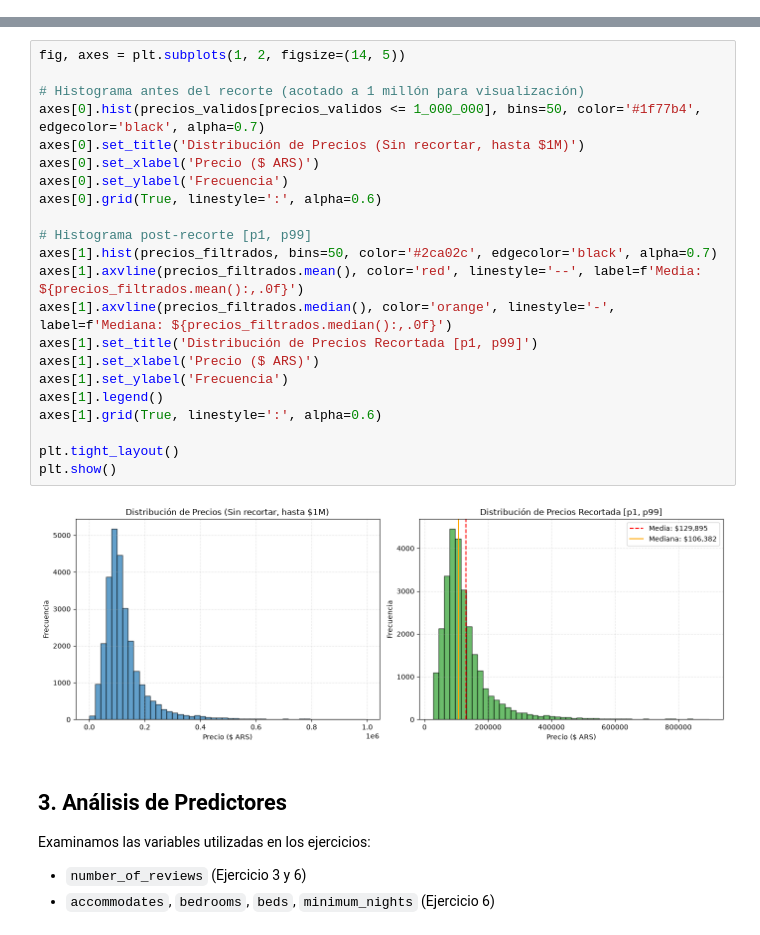
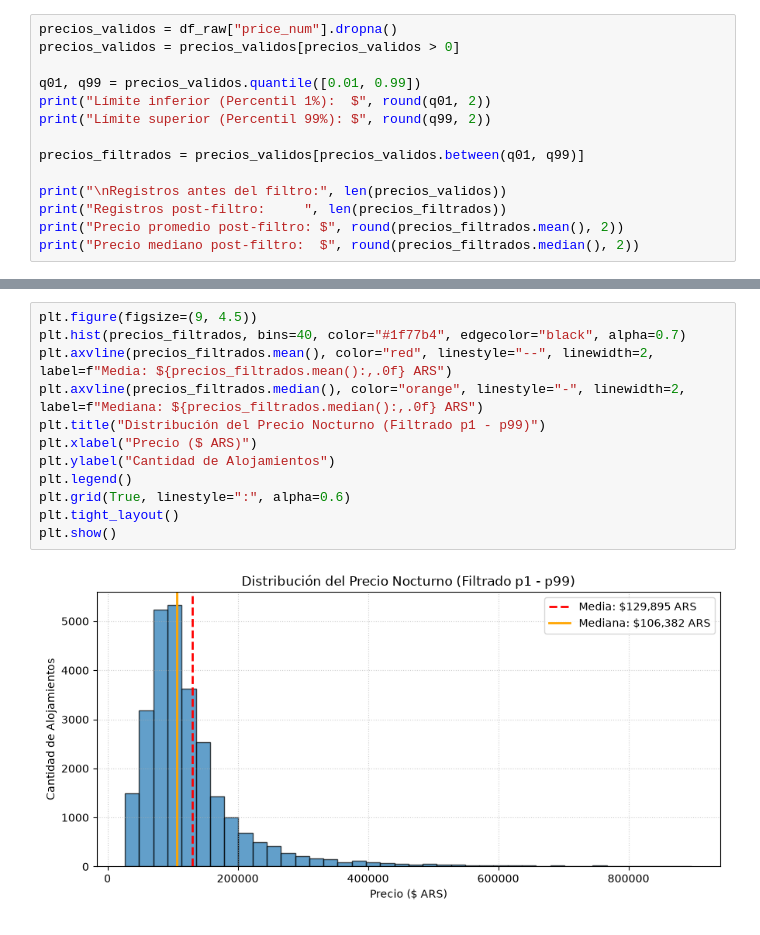
Before and after one commit to S3-333/tp-airbnb-grupo3, a Jupyter notebook: notebooks/01_eda.ipynb, the cells around one changed output, grey strips where cells are left out. Saved outputs shown, nothing was run; the diff lists cells and outputs as text.

```diff
--- a/notebooks/01_eda.ipynb
+++ b/notebooks/01_eda.ipynb
@@ -78,0 +76,14 @@ Asimetría post-filtro: 3.35 (reducción drástica desde 29.72)
+# %%
+precios_validos = df_raw["price_num"].dropna()
+precios_validos = precios_validos[precios_validos > 0]
+
+q01, q99 = precios_validos.quantile([0.01, 0.99])
+print("Límite inferior (Percentil 1%):  $", round(q01, 2))
+print("Límite superior (Percentil 99%): $", round(q99, 2))
+
+precios_filtrados = precios_validos[precios_validos.between(q01, q99)]
+
+print("\nRegistros antes del filtro:", len(precios_validos))
+print("Registros post-filtro:     ", len(precios_filtrados))
+print("Precio promedio post-filtro: $", round(precios_filtrados.mean(), 2))
+print("Precio mediano post-filtro:  $", round(precios_filtrados.median(), 2))
@@ -79,29 +98,14 @@ Asimetría post-filtro: 3.35 (reducción drástica desde 29.72)
 # %%
-fig, axes = plt.subplots(1, 2, figsize=(14, 5))
-
-# Histograma antes del recorte (acotado a 1 millón para visualización)
-axes[0].hist(precios_validos[precios_validos <= 1_000_000], bins=50, color='#1f77b4', edgecolor='black', alpha=0.7)
-axes[0].set_title('Distribución de Precios (Sin recortar, hasta $1M)')
-axes[0].set_xlabel('Precio ($ ARS)')
-axes[0].set_ylabel('Frecuencia')
-axes[0].grid(True, linestyle=':', alpha=0.6)
-
-# Histograma post-recorte [p1, p99]
-axes[1].hist(precios_filtrados, bins=50, color='#2ca02c', edgecolor='black', alpha=0.7)
-axes[1].axvline(precios_filtrados.mean(), color='red', linestyle='--', label=f'Media: ${precios_filtrados.mean():,.0f}')
-axes[1].axvline(precios_filtrados.median(), color='orange', linestyle='-', label=f'Mediana: ${precios_filtrados.median():,.0f}')
-axes[1].set_title('Distribución de Precios Recortada [p1, p99]')
-axes[1].set_xlabel('Precio ($ ARS)')
-axes[1].set_ylabel('Frecuencia')
-axes[1].legend()
-axes[1].grid(True, linestyle=':', alpha=0.6)
-
+plt.figure(figsize=(9, 4.5))
+plt.hist(precios_filtrados, bins=40, color="#1f77b4", edgecolor="black", alpha=0.7)
+plt.axvline(precios_filtrados.mean(), color="red", linestyle="--", linewidth=2, label=f"Media: ${precios_filtrados.mean():,.0f} ARS")
+plt.axvline(precios_filtrados.median(), color="orange", linestyle="-", linewidth=2, label=f"Mediana: ${precios_filtrados.median():,.0f} ARS")
+plt.title("Distribución del Precio Nocturno (Filtrado p1 - p99)")
+plt.xlabel("Precio ($ ARS)")
+plt.ylabel("Cantidad de Alojamientos")
+plt.legend()
+plt.grid(True, linestyle=":", alpha=0.6)
 plt.tight_layout()
 plt.show()
 # %% [output]
-[figure, old version]
+[figure, new version]
-# %% [markdown]
-## 3. Análisis de Predictores
-Examinamos las variables utilizadas en los ejercicios:
-- `number_of_reviews` (Ejercicio 3 y 6)
-- `accommodates`, `bedrooms`, `beds`, `minimum_nights` (Ejercicio 6)
```
Also changed, not shown: parts of 27 cells of this notebook, 5 other files.
